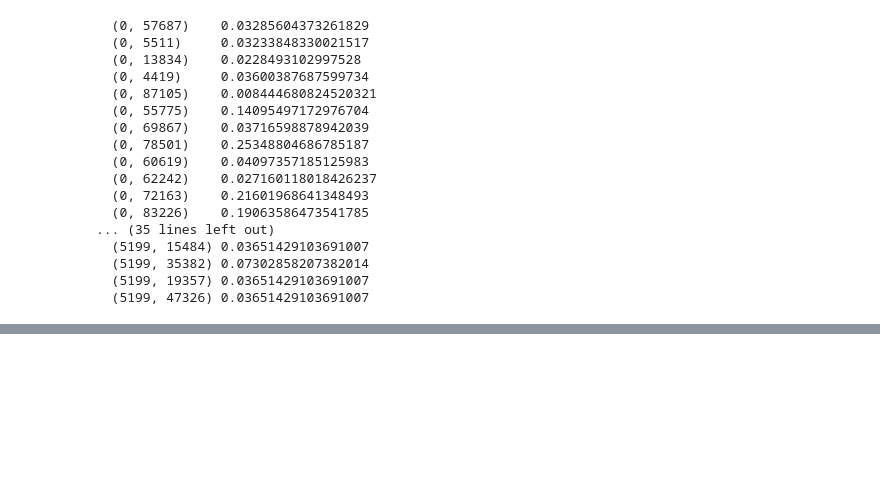
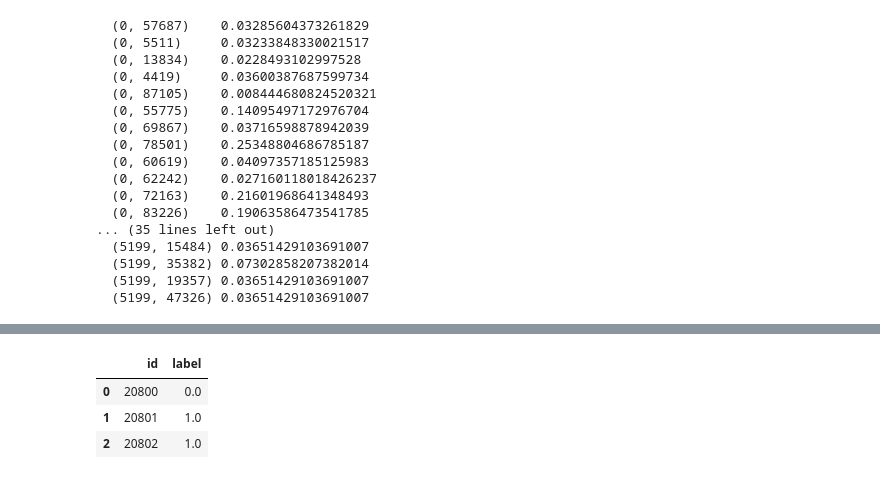
Before and after one commit to kauefs/ML, a Jupyter notebook: notebooks/FakeNews.ipynb, the cells around one changed output, grey strips where cells are left out. Cells and saved outputs as stored; diff of their text form; code cells hidden in the pictures; blank space fills up the shorter version.

```diff
--- a/notebooks/FakeNews.ipynb
+++ b/notebooks/FakeNews.ipynb
@@ -524,3 +601,10 @@ array([[0.9662003],
 # %%
 # Submission should be a CSV file with 5200 rows/entries and a header/label.
-submit=pd.DataFrame(pred)
+test  =pd.read_csv('/content/test.csv')
+pred  =np.round(model.predict(E_pad))
+submit=pd.DataFrame()
+submit['id'   ]=test['id']
+submit['label']=pred
+submit.to_csv('submit.csv', index=False)
+submit.head(3)
+# %% [output]
@@ -526,0 +612,4 @@ submit=pd.DataFrame(pred)
+|  | id | label |
+| 0 | 20800 | 0.0 |
+| 1 | 20801 | 1.0 |
+| 2 | 20802 | 1.0 |
```
Also changed, not shown: parts of 13 cells of this notebook.
